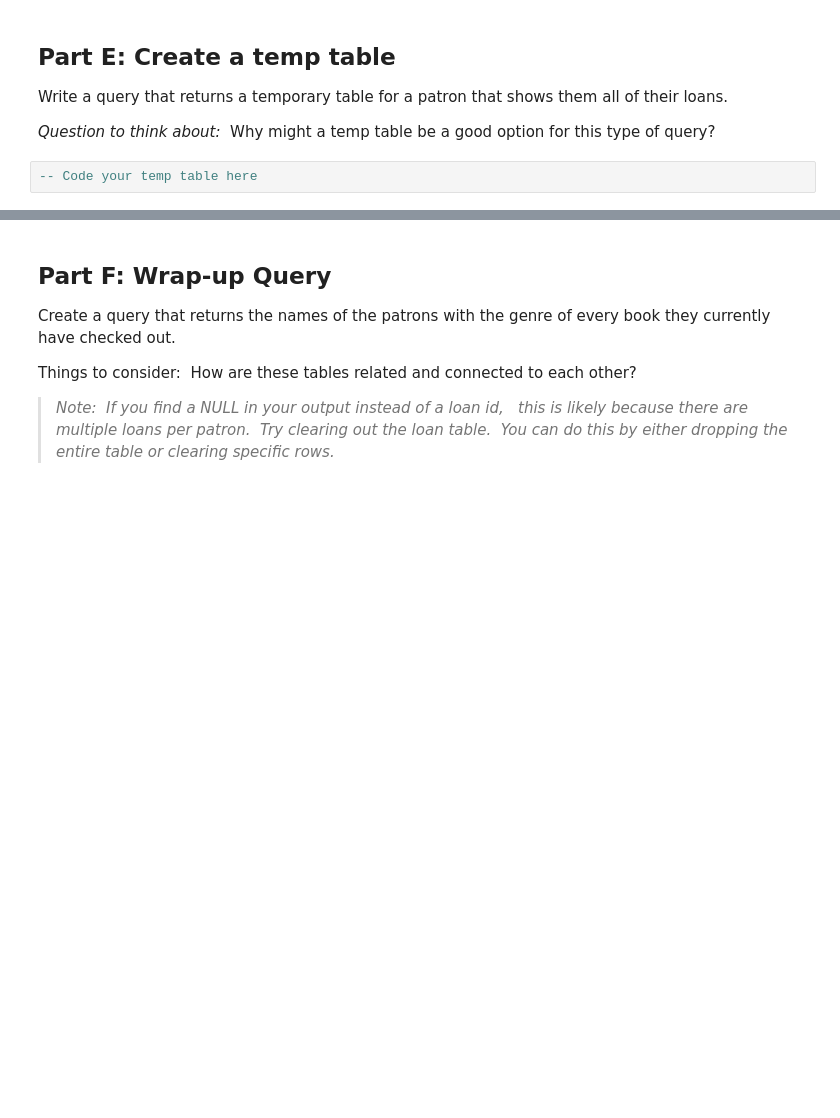
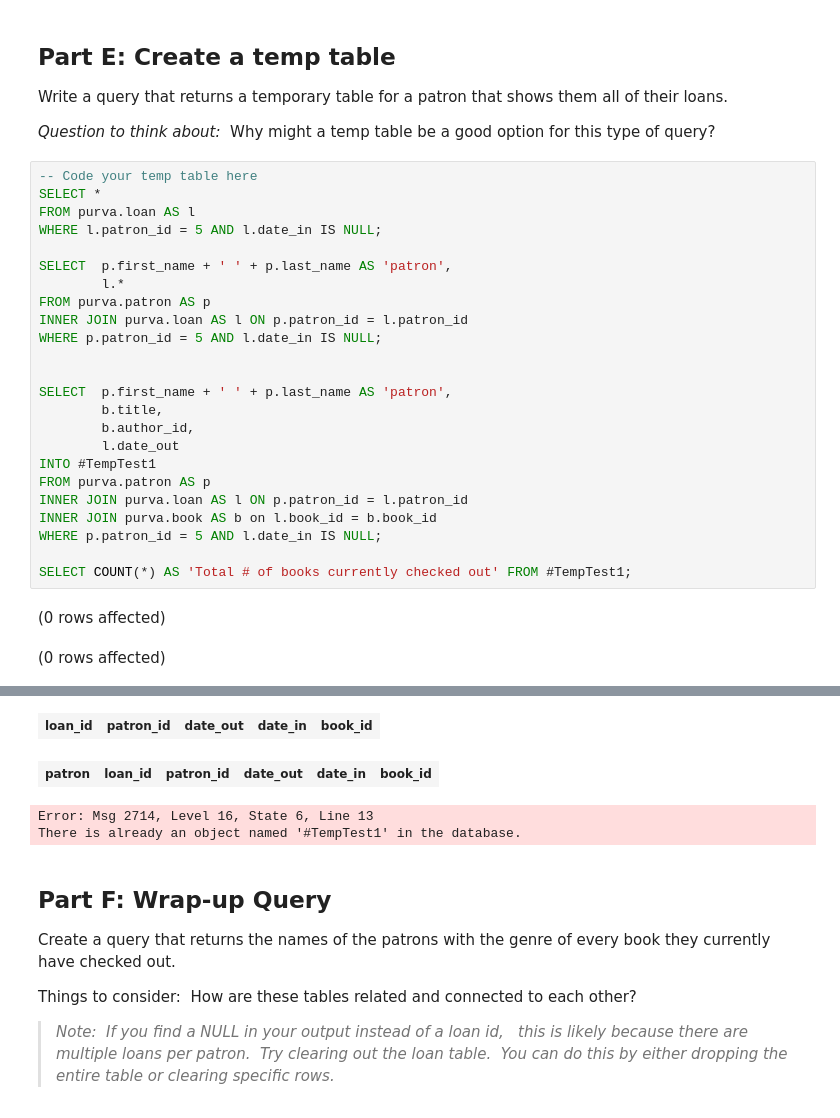
Before and after one commit to PurvaSagvekar/SQL-Part-5-Studio, a Jupyter notebook: Studio.ipynb, the cells around one changed output, grey strips where cells are left out. Cells and saved outputs as stored; diff of their text form; blank space fills up the shorter version.

```diff
--- a/Studio.ipynb
+++ b/Studio.ipynb
@@ -727,5 +826,30 @@ Once you have created these queries, loan out 5 new books to 5 different patrons
 Write a query that returns a temporary table for a patron that shows them all of their loans.
 
 _Question to think about:_  Why might a temp table be a good option for this type of query?
-# %%
--- Code your temp table here
+# %%
+-- Code your temp table here
+SELECT *
+FROM purva.loan AS l
+WHERE l.patron_id = 5 AND l.date_in IS NULL;
+
+SELECT  p.first_name + ' ' + p.last_name AS 'patron',
+        l.*
+FROM purva.patron AS p
+INNER JOIN purva.loan AS l ON p.patron_id = l.patron_id
+WHERE p.patron_id = 5 AND l.date_in IS NULL;
+
+
+SELECT  p.first_name + ' ' + p.last_name AS 'patron',
+        b.title,
+        b.author_id,
+        l.date_out
+INTO #TempTest1
+FROM purva.patron AS p
+INNER JOIN purva.loan AS l ON p.patron_id = l.patron_id
+INNER JOIN purva.book AS b on l.book_id = b.book_id
+WHERE p.patron_id = 5 AND l.date_in IS NULL;
+
+SELECT COUNT(*) AS 'Total # of books currently checked out' FROM #TempTest1;
+# %% [output]
+(0 rows affected)
+(0 rows affected)
@@ -732,3 +857,7 @@ _Question to think about:_  Why might a temp table be a good option for this ty
+| loan_id | patron_id | date_out | date_in | book_id |
+| patron | loan_id | patron_id | date_out | date_in | book_id |
+Error: Msg 2714, Level 16, State 6, Line 13
+There is already an object named '#TempTest1' in the database.
 # %% [markdown]
 ## **Part F: Wrap-up Query**
 
```
Also changed, not shown: parts of 10 cells of this notebook.
